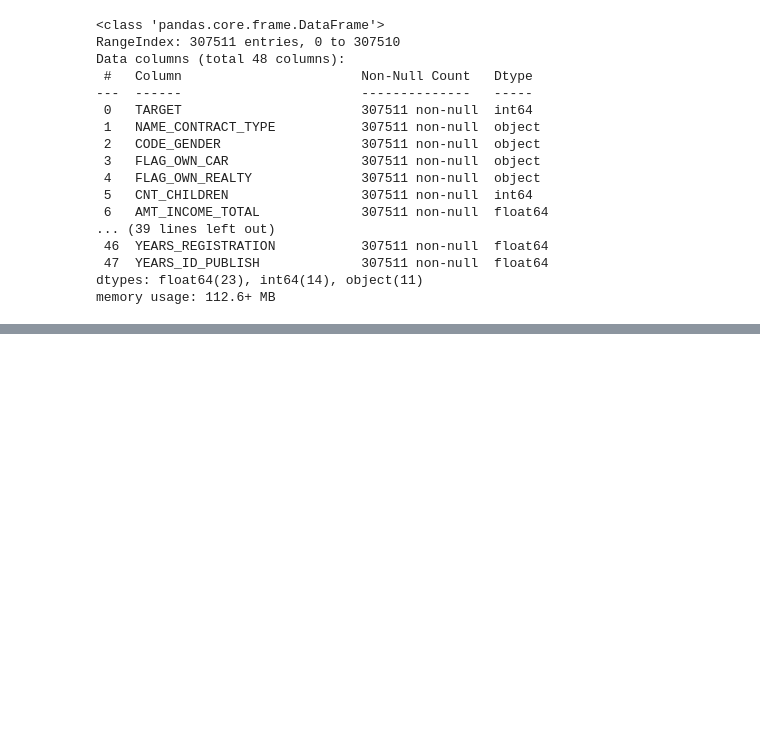
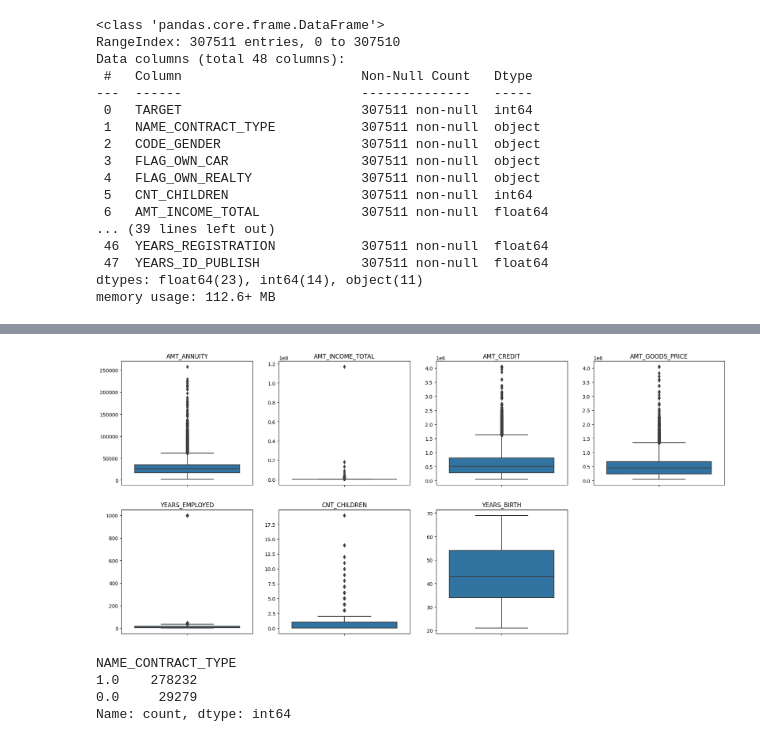
Before and after one commit to Raghav2124/Loan, a Jupyter notebook: Loan.ipynb, the cells around one changed output, grey strips where cells are left out. Drawn from its saved outputs; the diff is of its cells as text; code cells hidden in the pictures; blank space fills up the shorter version.

```diff
--- a/Loan.ipynb
+++ b/Loan.ipynb
@@ -562,0 +619,9 @@ memory usage: 168.9+ MB
+# %%
+col1=['OBS_30_CNT_SOCIAL_CIRCLE','DEF_30_CNT_SOCIAL_CIRCLE','OBS_60_CNT_SOCIAL_CIRCLE','DEF_60_CNT_SOCIAL_CIRCLE','AMT_GOODS_PRICE', 'AMT_ANNUITY' ,'CNT_FAM_MEMBERS' , 'DAYS_LAST_PHONE_CHANGE' ,'AMT_REQ_CREDIT_BUREAU_HOUR', 'AMT_REQ_CREDIT_BUREAU_DAY','AMT_REQ_CREDIT_BUREAU_WEEK','AMT_REQ_CREDIT_BUREAU_MON','AMT_REQ_CREDIT_BUREAU_QRT','AMT_REQ_CREDIT_BUREAU_YEAR' ]
+
+for col in col1:
+    df[col].fillna(df[col].median(), inplace=True)
+
+
+df['NAME_TYPE_SUITE'].fillna((df['NAME_TYPE_SUITE'].mode()[0]),inplace = True)
+# df['OCCUPATION_TYPE'].fillna(df['OCCUPATION_TYPE'].mode()[0], inplace=True)
@@ -562,0 +682,2 @@ memory usage: 168.9+ MB
+# %%
+df['EXT_SOURCE_2'].fillna((df['EXT_SOURCE_2'].mean()),inplace = True)
@@ -562,0 +691,2 @@ memory usage: 168.9+ MB
+# %%
+df['EXT_SOURCE_3'].fillna((df['EXT_SOURCE_3'].mean()),inplace = True)
@@ -562,0 +720,18 @@ memory usage: 168.9+ MB
+# %%
+plt.figure(figsize=(22,10))
+
+data_outlier_col_1 = ['AMT_ANNUITY','AMT_INCOME_TOTAL','AMT_CREDIT','AMT_GOODS_PRICE','YEARS_EMPLOYED']
+data_outlier_col_2 = ['CNT_CHILDREN','YEARS_BIRTH']
+for i in enumerate(data_outlier_col_1):
+    plt.subplot(2,4,i[0]+1)
+    sns.boxplot(y=df[i[1]])
+    plt.title(i[1])
+    plt.ylabel("")
+
+for i in enumerate(data_outlier_col_2):
+    plt.subplot(2,4,i[0]+6)
+    sns.boxplot(y=df[i[1]])
+    plt.title(i[1])
+    plt.ylabel("")
+# %% [output]
+[figure, added]
@@ -562,0 +744,7 @@ memory usage: 168.9+ MB
+# %%
+df['NAME_CONTRACT_TYPE'].value_counts()
+# %% [output]
+NAME_CONTRACT_TYPE
+1.0    278232
+0.0     29279
+Name: count, dtype: int64
```
Also changed, not shown: parts of 16 cells of this notebook.
